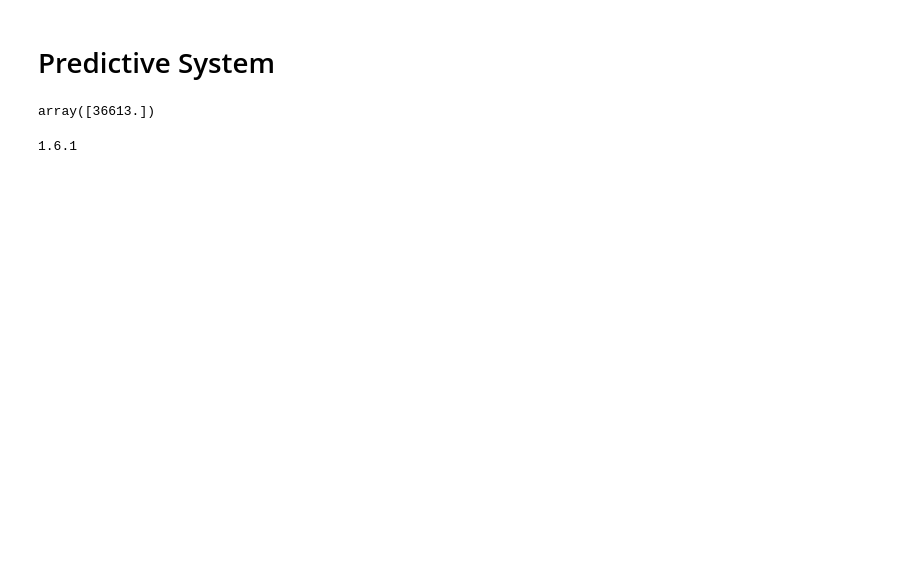
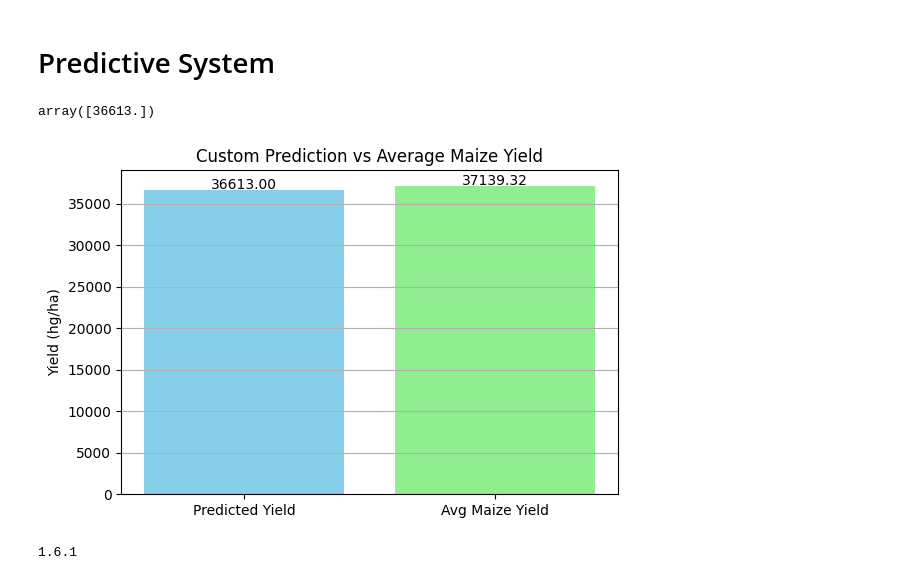
Before and after one commit to RajinderSingh24/Crop_Prediction_model, a Jupyter notebook: Project.ipynb, the cells around one changed output. Cells and saved outputs as stored; diff of their text form; code cells hidden in the pictures; blank space fills up the shorter version.

```diff
--- a/Project.ipynb
+++ b/Project.ipynb
@@ -362,6 +375,23 @@ result = prediction(Year, average_rain_fall_mm_per_year, pesticides_tonnes, avg_
 result
 # %% [output]
 array([36613.])
+# %%
+avg_yield_item = df[df['Item'] == Item]['hg/ha_yield'].mean()
+
+plt.figure(figsize=(6, 4))
+bars = plt.bar(['Predicted Yield', f'Avg {Item} Yield'], [result[0], avg_yield_item], color=['skyblue', 'lightgreen'])
+plt.title(f"Custom Prediction vs Average {Item} Yield")
+plt.ylabel("Yield (hg/ha)")
+plt.grid(axis='y')
+
+for bar in bars:
+    yval = bar.get_height()
+    plt.text(bar.get_x() + bar.get_width()/2, yval + 100, f'{yval:.2f}', ha='center')
+
+plt.tight_layout()
+plt.show()
+# %% [output]
+[figure, added]
 # %%
 import pickle
 pickle.dump(dtr,open('dtr.pkl','wb'))
```
Also changed, not shown: parts of 4 cells of this notebook, 1 other file.
